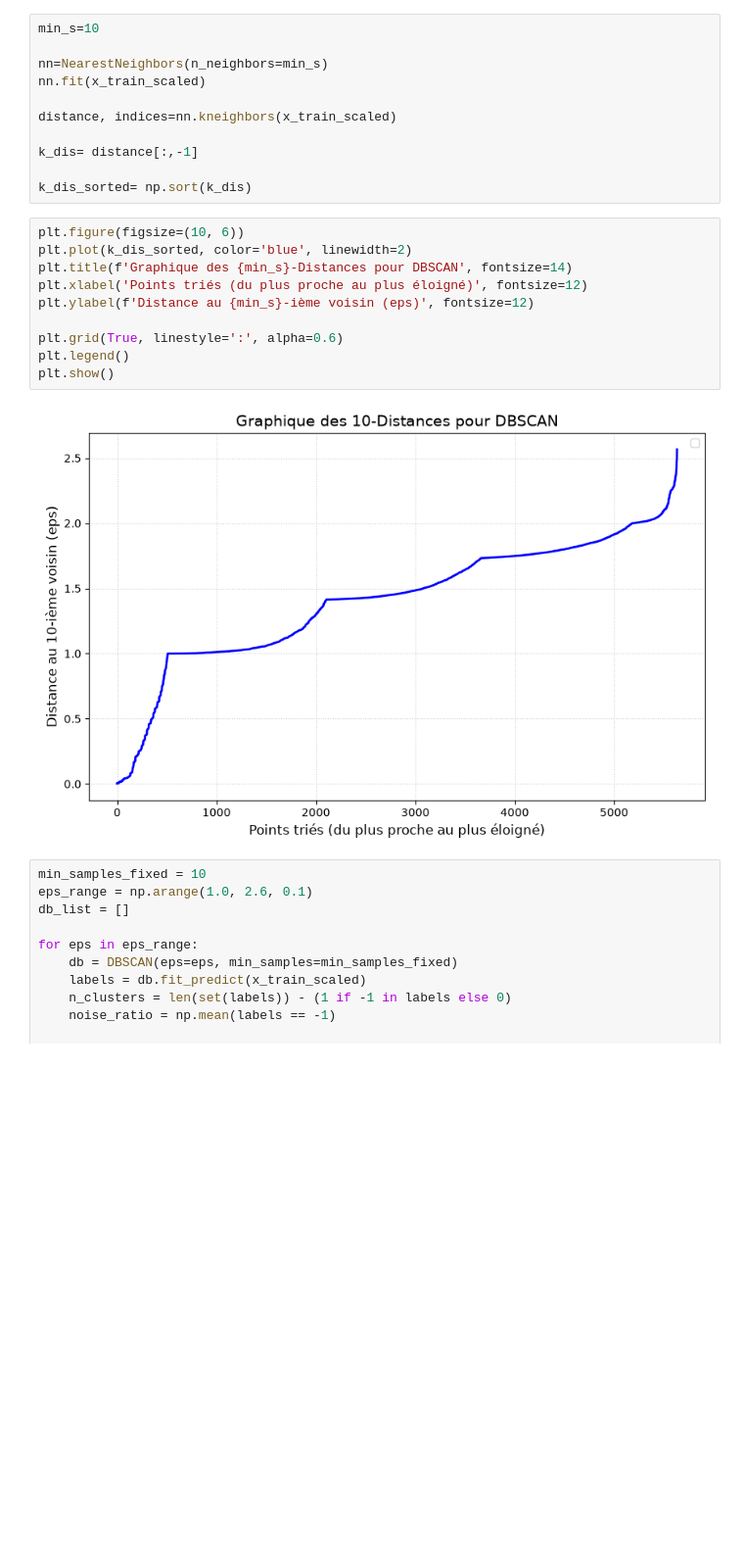
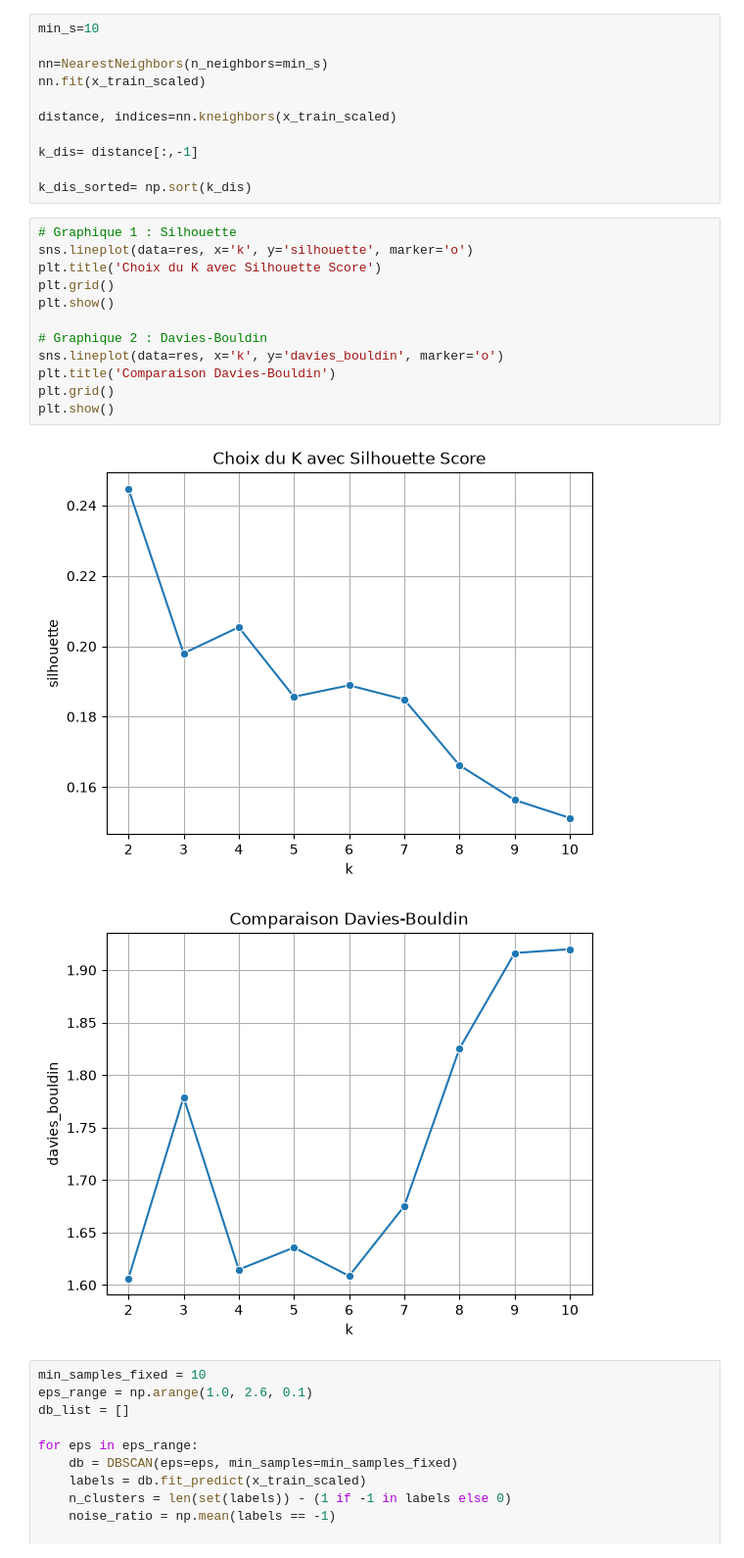
Before and after one commit to Yassinenmila/workers, a Jupyter notebook: src/clustring.ipynb, the cells around one changed output. Shown at 98% size. Drawn from its saved outputs; the diff is of its cells as text; blank space fills up the shorter version.

```diff
--- a/src/clustring.ipynb
+++ b/src/clustring.ipynb
@@ -99,17 +100,20 @@ k_dis= distance[:,-1]
 
 k_dis_sorted= np.sort(k_dis)
 # %%
-plt.figure(figsize=(10, 6))
-plt.plot(k_dis_sorted, color='blue', linewidth=2)
-plt.title(f'Graphique des {min_s}-Distances pour DBSCAN', fontsize=14)
-plt.xlabel('Points triés (du plus proche au plus éloigné)', fontsize=12)
-plt.ylabel(f'Distance au {min_s}-ième voisin (eps)', fontsize=12)
+# Graphique 1 : Silhouette
+sns.lineplot(data=res, x='k', y='silhouette', marker='o')
+plt.title('Choix du K avec Silhouette Score')
+plt.grid()
+plt.show()
 
-plt.grid(True, linestyle=':', alpha=0.6)
-plt.legend()
+# Graphique 2 : Davies-Bouldin
+sns.lineplot(data=res, x='k', y='davies_bouldin', marker='o')
+plt.title('Comparaison Davies-Bouldin')
+plt.grid()
 plt.show()
 # %% [output]
-[figure, old version]
+[figure, new version]
+[figure, added]
 # %%
 min_samples_fixed = 10
 eps_range = np.arange(1.0, 2.6, 0.1)
```
Also changed, not shown: parts of 2 cells of this notebook, 3 other files.
